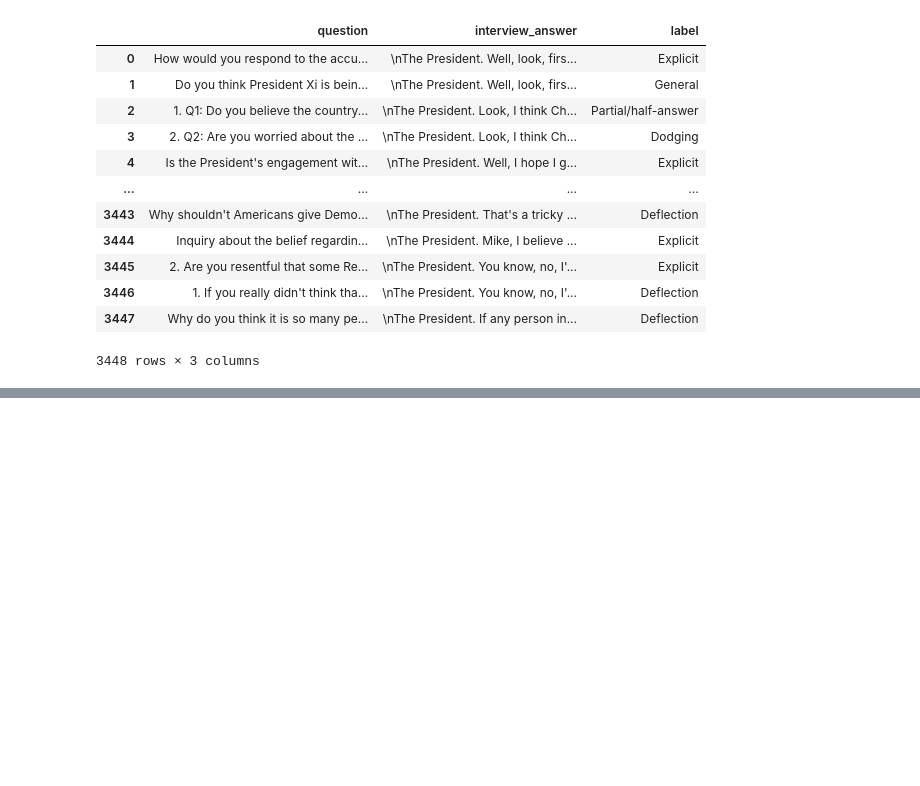
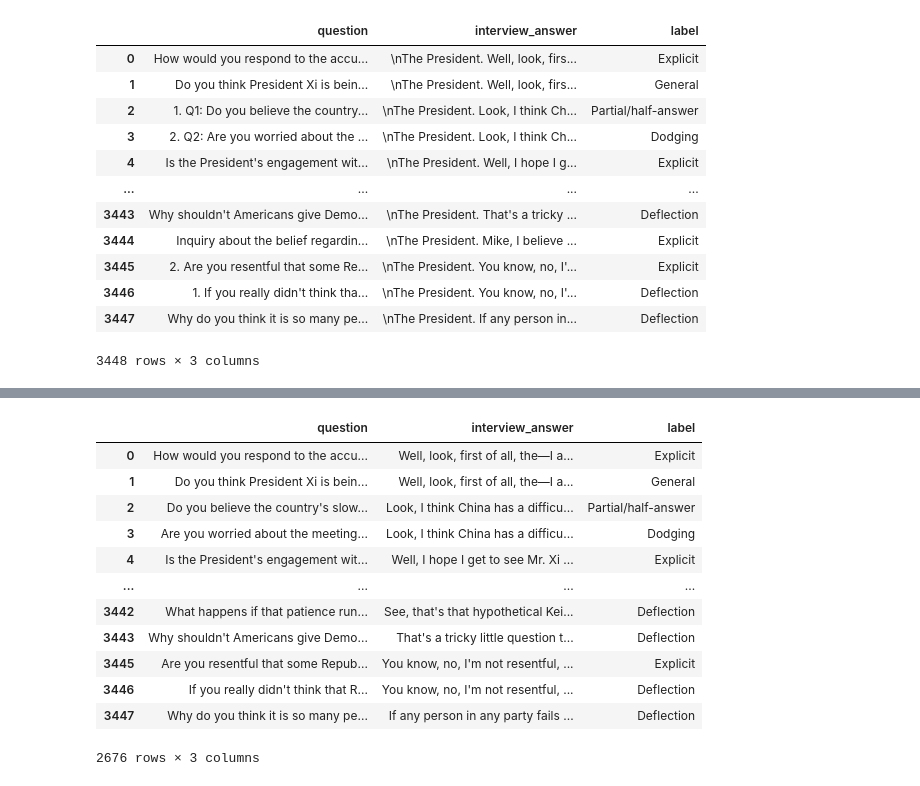
Before and after one commit to Kontilenia/thesis, a Jupyter notebook: data_cleaning.ipynb, the cells around one changed output, grey strips where cells are left out. Cells and saved outputs as stored; diff of their text form; code cells hidden in the pictures; blank space fills up the shorter version.

```diff
--- a/data_cleaning.ipynb
+++ b/data_cleaning.ipynb
@@ -111,0 +93,16 @@ df_train
+# %%
+filtered_quest_df
+# %% [output]
+|  | question | interview_answer | label |
+| 0 | How would you respond to the accu... | Well, look, first of all, the—I a... | Explicit |
+| 1 | Do you think President Xi is bein... | Well, look, first of all, the—I a... | General |
+| 2 | Do you believe the country's slow... | Look, I think China has a difficu... | Partial/half-answer |
+| 3 | Are you worried about the meeting... | Look, I think China has a difficu... | Dodging |
+| 4 | Is the President's engagement wit... | Well, I hope I get to see Mr. Xi ... | Explicit |
+| ... | ... | ... | ... |
+| 3442 | What happens if that patience run... | See, that's that hypothetical Kei... | Deflection |
+| 3443 | Why shouldn't Americans give Demo... | That's a tricky little question t... | Deflection |
+| 3445 | Are you resentful that some Repub... | You know, no, I'm not resentful, ... | Explicit |
+| 3446 | If you really didn't think that R... | You know, no, I'm not resentful, ... | Deflection |
+| 3447 | Why do you think it is so many pe... | If any person in any party fails ... | Deflection |
+2676 rows × 3 columns
```
Also changed, not shown: parts of 12 cells of this notebook.
